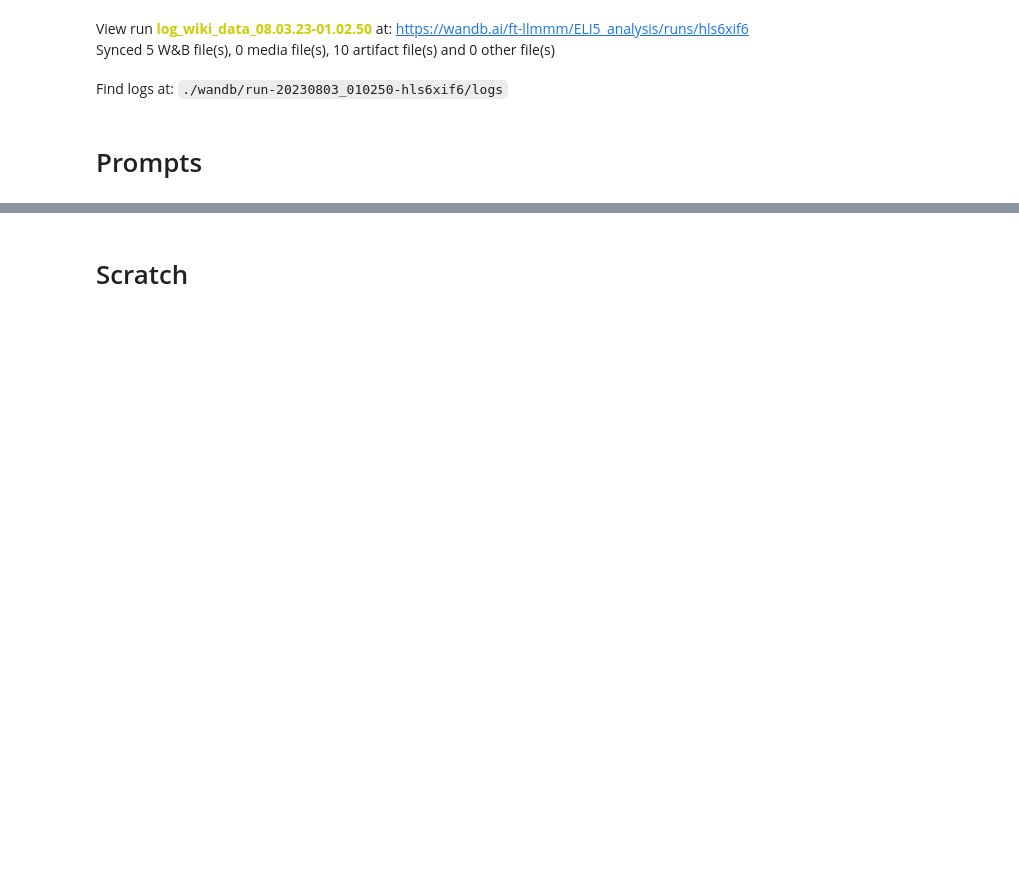
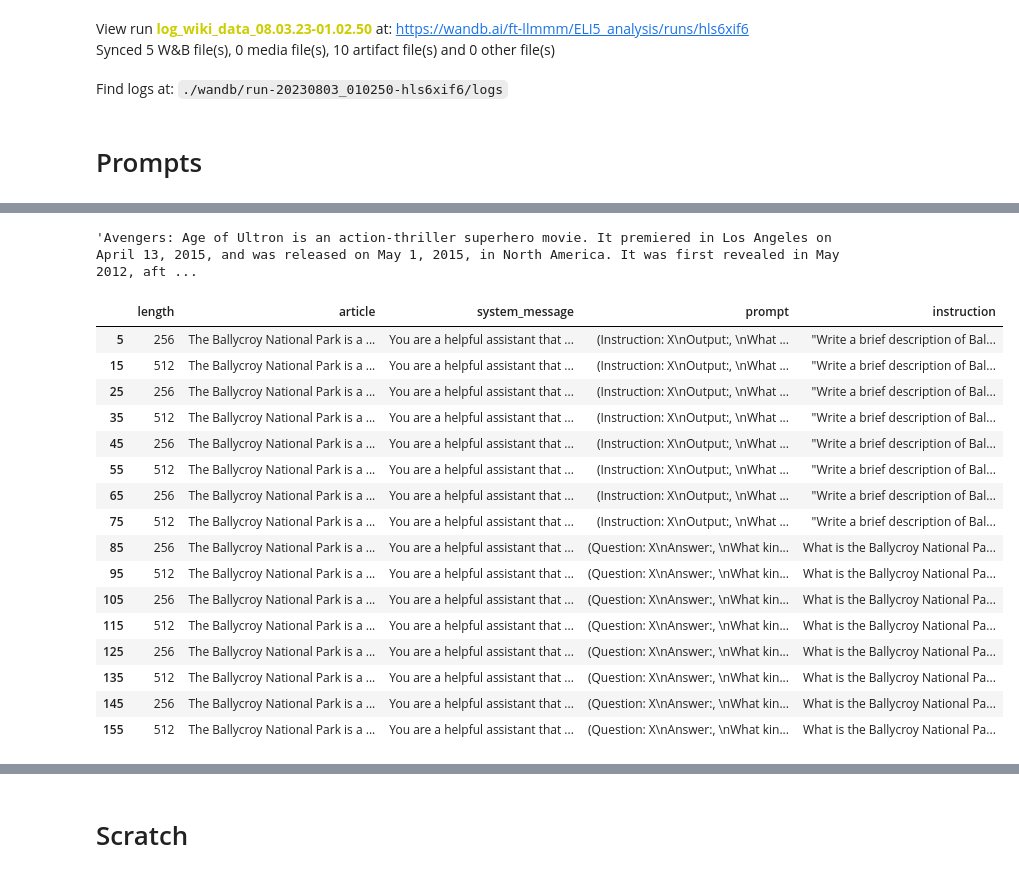
Before and after one commit to david-meltzer/LLMs, a Jupyter notebook: data_analysis/wiki_instructions.ipynb, the cells around one changed output, grey strips where cells are left out. Drawn from its saved outputs; the diff is of its cells as text; code cells hidden in the pictures; blank space fills up the shorter version.

Commit message:
updated instructions file

```diff
--- a/data_analysis/wiki_instructions.ipynb
+++ b/data_analysis/wiki_instructions.ipynb
@@ -316,0 +356,2 @@ prompt_extra.append('Write an instruction in the style of ELI5.')
+# %%
+sample_articles = list(map(trunc_article,simple_wiki['train']['text'][:10]))
@@ -335,0 +494,35 @@ def GPT_instructions(text,
+# %%
+sample_articles = {}
+
+sample_articles[256] = list(map(lambda x: trunc_article(x, 256),simple_wiki['train']['text'][:10]))
+sample_articles[512] = list(map(lambda x: trunc_article(x, 512),simple_wiki['train']['text'][:10]))
+# %%
+custom_prompts_V1 = []
+
+products = []
+products.append(product(system_messages_I,prompts_I))
+products.append(product(system_messages_Q,prompts_Q))
+
+for prod in products:
+    for system_message, prompt in prod:
+        prompt_start, prompt_end = prompt
+        for length in (256,512):
+            for article in sample_articles[length]:
+
+                instruct_dict = {}
+
+                instruct_dict['length'] = length
+                instruct_dict['article'] = article
+                instruct_dict['system_message'] = system_message
+                instruct_dict['prompt'] = prompt
+
+                instruct_dict['instruction'] = GPT_custom_prompt(system_message,
+                                                                 prompt_start,
+                                                                 article,
+                                                                 prompt_end)
+
+
+                custom_prompts_V1.append(instruct_dict)
+# %%
+df_custom_V1 = pd.DataFrame(custom_prompts_V1)
+df_custom_V1.to_csv('./data/custom_V1.csv')
@@ -335,0 +558,24 @@ def GPT_instructions(text,
+# %%
+sample_articles[512][0]
+# %% [output]
+'Avengers: Age of Ultron is an action-thriller superhero movie. It premiered in Los Angeles on April 13, 2015, and was released on May 1, 2015, in North America. It was first revealed in May 2012, aft ...
+# %%
+df_custom_V1[df_custom_V1['article']==sample_articles[512][5]]
+# %% [output]
+|  | length | article | system_message | prompt | instruction |
+| 5 | 256 | The Ballycroy National Park is a ... | You are a helpful assistant that ... | (Instruction: X\nOutput:, \nWhat ... | "Write a brief description of Bal... |
+| 15 | 512 | The Ballycroy National Park is a ... | You are a helpful assistant that ... | (Instruction: X\nOutput:, \nWhat ... | "Write a brief description of Bal... |
+| 25 | 256 | The Ballycroy National Park is a ... | You are a helpful assistant that ... | (Instruction: X\nOutput:, \nWhat ... | "Write a brief description of Bal... |
+| 35 | 512 | The Ballycroy National Park is a ... | You are a helpful assistant that ... | (Instruction: X\nOutput:, \nWhat ... | "Write a brief description of Bal... |
+| 45 | 256 | The Ballycroy National Park is a ... | You are a helpful assistant that ... | (Instruction: X\nOutput:, \nWhat ... | "Write a brief description of Bal... |
+| 55 | 512 | The Ballycroy National Park is a ... | You are a helpful assistant that ... | (Instruction: X\nOutput:, \nWhat ... | "Write a brief description of Bal... |
+| 65 | 256 | The Ballycroy National Park is a ... | You are a helpful assistant that ... | (Instruction: X\nOutput:, \nWhat ... | "Write a brief description of Bal... |
+| 75 | 512 | The Ballycroy National Park is a ... | You are a helpful assistant that ... | (Instruction: X\nOutput:, \nWhat ... | "Write a brief description of Bal... |
+| 85 | 256 | The Ballycroy National Park is a ... | You are a helpful assistant that ... | (Question: X\nAnswer:, \nWhat kin... | What is the Ballycroy National Pa... |
+| 95 | 512 | The Ballycroy National Park is a ... | You are a helpful assistant that ... | (Question: X\nAnswer:, \nWhat kin... | What is the Ballycroy National Pa... |
+| 105 | 256 | The Ballycroy National Park is a ... | You are a helpful assistant that ... | (Question: X\nAnswer:, \nWhat kin... | What is the Ballycroy National Pa... |
+| 115 | 512 | The Ballycroy National Park is a ... | You are a helpful assistant that ... | (Question: X\nAnswer:, \nWhat kin... | What is the Ballycroy National Pa... |
+| 125 | 256 | The Ballycroy National Park is a ... | You are a helpful assistant that ... | (Question: X\nAnswer:, \nWhat kin... | What is the Ballycroy National Pa... |
+| 135 | 512 | The Ballycroy National Park is a ... | You are a helpful assistant that ... | (Question: X\nAnswer:, \nWhat kin... | What is the Ballycroy National Pa... |
+| 145 | 256 | The Ballycroy National Park is a ... | You are a helpful assistant that ... | (Question: X\nAnswer:, \nWhat kin... | What is the Ballycroy National Pa... |
+| 155 | 512 | The Ballycroy National Park is a ... | You are a helpful assistant that ... | (Question: X\nAnswer:, \nWhat kin... | What is the Ballycroy National Pa... |
```
Also changed, not shown: parts of 41 cells of this notebook.
